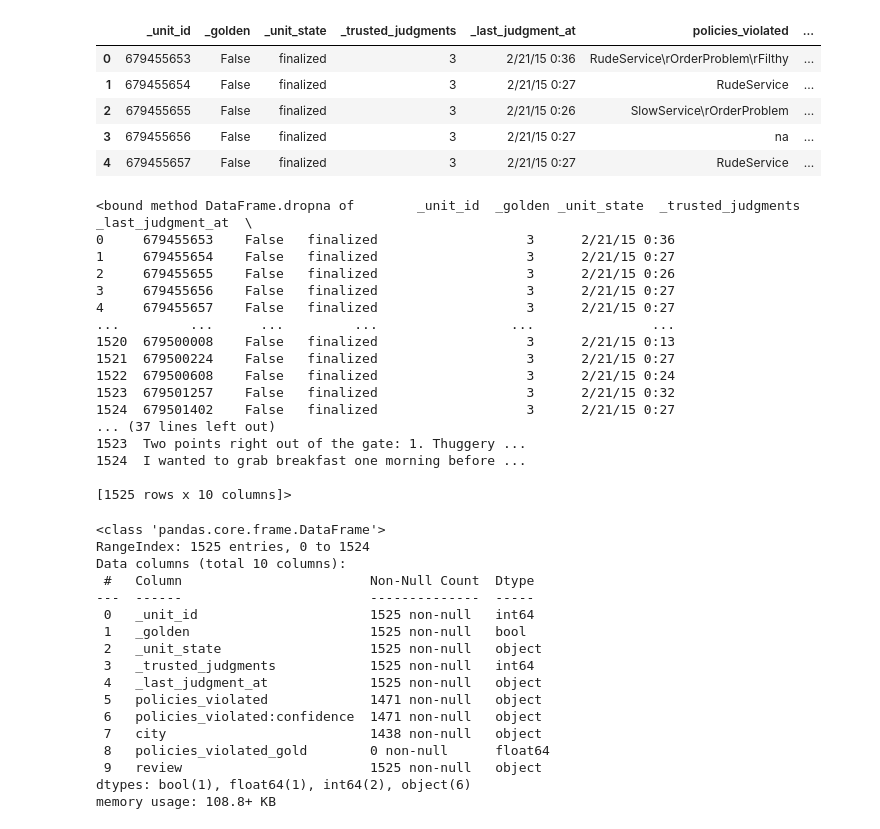
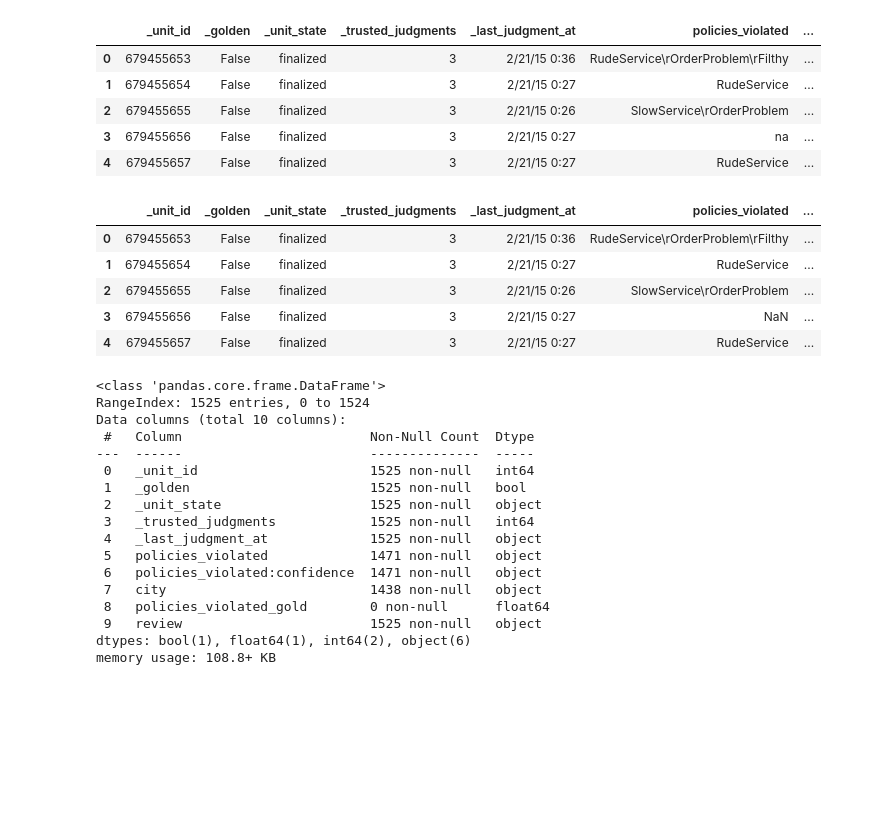
Before and after one commit to Maiden23/Sentimental_Analysis, a Jupyter notebook: sentimental.ipynb, the cells around one changed output. Cells and saved outputs as stored; diff of their text form; code cells hidden in the pictures; blank space fills up the shorter version.

```diff
--- a/sentimental.ipynb
+++ b/sentimental.ipynb
@@ -12,26 +12,16 @@ df.head()
 | 2 | 679455655 | False | finalized | 3 | 2/21/15 0:26 | SlowService\rOrderProblem | ... |
 | 3 | 679455656 | False | finalized | 3 | 2/21/15 0:27 | na | ... |
 | 4 | 679455657 | False | finalized | 3 | 2/21/15 0:27 | RudeService | ... |
-# %%
-column_contain_na = df["policies_violated"]
-# %% [output]
-<bound method DataFrame.dropna of        _unit_id  _golden _unit_state  _trusted_judgments _last_judgment_at  \
-0     679455653    False   finalized                   3      2/21/15 0:36
-1     679455654    False   finalized                   3      2/21/15 0:27
-2     679455655    False   finalized                   3      2/21/15 0:26
-3     679455656    False   finalized                   3      2/21/15 0:27
-4     679455657    False   finalized                   3      2/21/15 0:27
-...         ...      ...         ...                 ...               ...
-1520  679500008    False   finalized                   3      2/21/15 0:13
-1521  679500224    False   finalized                   3      2/21/15 0:27
-1522  679500608    False   finalized                   3      2/21/15 0:24
-1523  679501257    False   finalized                   3      2/21/15 0:32
-1524  679501402    False   finalized                   3      2/21/15 0:27
-... (37 lines left out)
-1523  Two points right out of the gate: 1. Thuggery ...
-1524  I wanted to grab breakfast one morning before ...
-
-[1525 rows x 10 columns]>
+# %%
+df["policies_violated"] = df["policies_violated"].replace("na", np.nan)
+df.head()
+# %% [output]
+|  | _unit_id | _golden | _unit_state | _trusted_judgments | _last_judgment_at | policies_violated | ... |
+| 0 | 679455653 | False | finalized | 3 | 2/21/15 0:36 | RudeService\rOrderProblem\rFilthy | ... |
+| 1 | 679455654 | False | finalized | 3 | 2/21/15 0:27 | RudeService | ... |
+| 2 | 679455655 | False | finalized | 3 | 2/21/15 0:26 | SlowService\rOrderProblem | ... |
+| 3 | 679455656 | False | finalized | 3 | 2/21/15 0:27 | NaN | ... |
+| 4 | 679455657 | False | finalized | 3 | 2/21/15 0:27 | RudeService | ... |
 # %%
 df.info()
 # %% [output]
```
Also changed, not shown: parts of 1 cell of this notebook.
